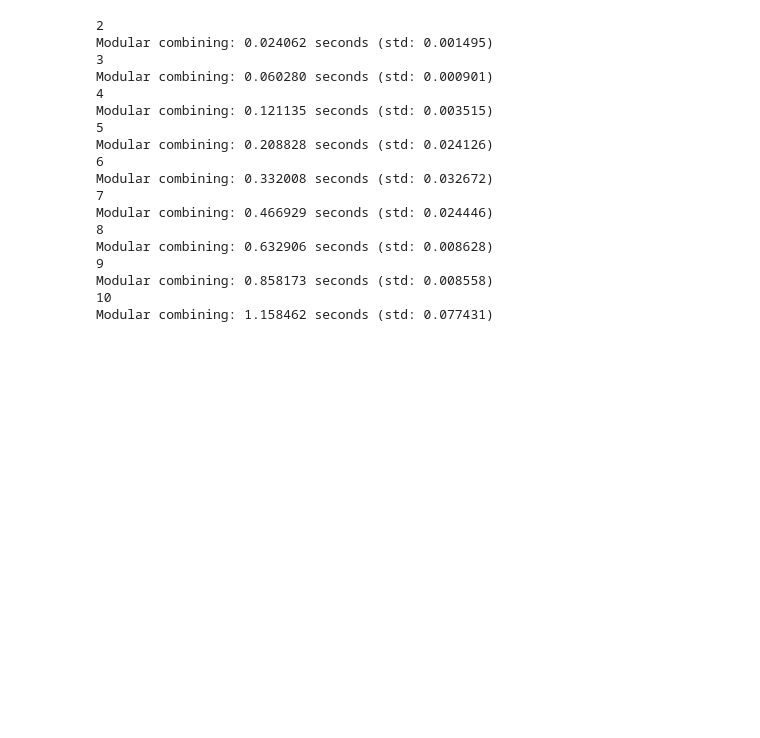
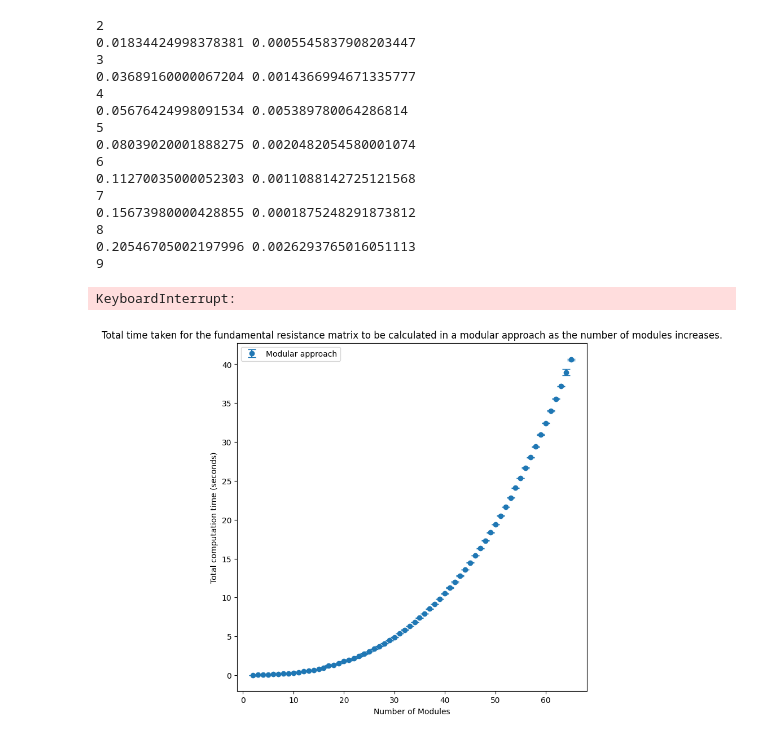
Before and after one commit to FTurci/conductance-chem-net, a Jupyter notebook: students/Jed/looping_example.ipynb, the cells around one changed output. Cells and saved outputs as stored; diff of their text form; code cells hidden in the pictures; blank space fills up the shorter version.

Commit message:
figure creation

```diff
--- a/students/Jed/looping_example.ipynb
+++ b/students/Jed/looping_example.ipynb
@@ -215,27 +193,46 @@ for i in range(max_num_modules):
         continue
     print(i+1)
     list_of_i.append(i+1)
-    modular_mean_time, modular_std_time, unmodular_mean_time, unmodular_std_time = looping_function_modular_only(i+1, num_internal_species, num_pins, stoich_matrix)
+    modular_mean_time, modular_std_time = LoopingModuleRunner(i+1, num_internal_species, num_pins, stoich_matrix).modular_times()
+    print(modular_mean_time, modular_std_time)
+    #unmodular_mean_time, unmodular_std_time = LoopingModuleRunner(i+1, num_internal_species, num_pins, stoich_matrix).unmodular_times()
     modular_mean_times.append(modular_mean_time)
-    unmodular_mean_times.append(unmodular_mean_time)
     modular_std_times.append(modular_std_time)
-    unmodular_std_times.append(unmodular_std_time)
+    #unmodular_mean_times.append(unmodular_mean_time)
+    #unmodular_std_times.append(unmodular_std_time)
 # %% [output]
 2
-Modular combining: 0.024062 seconds (std: 0.001495)
+0.01834424998378381 0.0005545837908203447
 3
-Modular combining: 0.060280 seconds (std: 0.000901)
+0.03689160000067204 0.0014366994671335777
 4
-Modular combining: 0.121135 seconds (std: 0.003515)
+0.05676424998091534 0.005389780064286814
 5
-Modular combining: 0.208828 seconds (std: 0.024126)
+0.08039020001888275 0.0020482054580001074
 6
-Modular combining: 0.332008 seconds (std: 0.032672)
+0.11270035000052303 0.0011088142725121568
 7
-Modular combining: 0.466929 seconds (std: 0.024446)
+0.15673980000428855 0.0001875248291873812
 8
-Modular combining: 0.632906 seconds (std: 0.008628)
+0.20546705002197996 0.0026293765016051113
 9
-Modular combining: 0.858173 seconds (std: 0.008558)
-10
-Modular combining: 1.158462 seconds (std: 0.077431)
+KeyboardInterrupt:
+# %%
+list_of_i = []
+for i in range(64):
+    list_of_i.append(i+2)
+plt.errorbar(list_of_i, modular_mean_times[:64], yerr=modular_std_times[:64], fmt='o', capsize=5, label="Modular approach")
+#plt.errorbar(list_of_i, unmodular_mean_times, yerr=unmodular_std_times, fmt='o', capsize=5, label = "Fundamental approach")
+plt.xticks(range(0,70,10))
+
+plt.xlabel("Number of Modules")
+plt.ylabel("Total computation time (seconds)")
+plt.title("Total time taken for the fundamental resistance matrix to be calculated in a modular approach as the number of modules increases.")
+
+
+
+
+plt.legend()
+plt.show()
+# %% [output]
+[figure, added]
```
Also changed, not shown: parts of 16 cells of this notebook, 3 other files.
